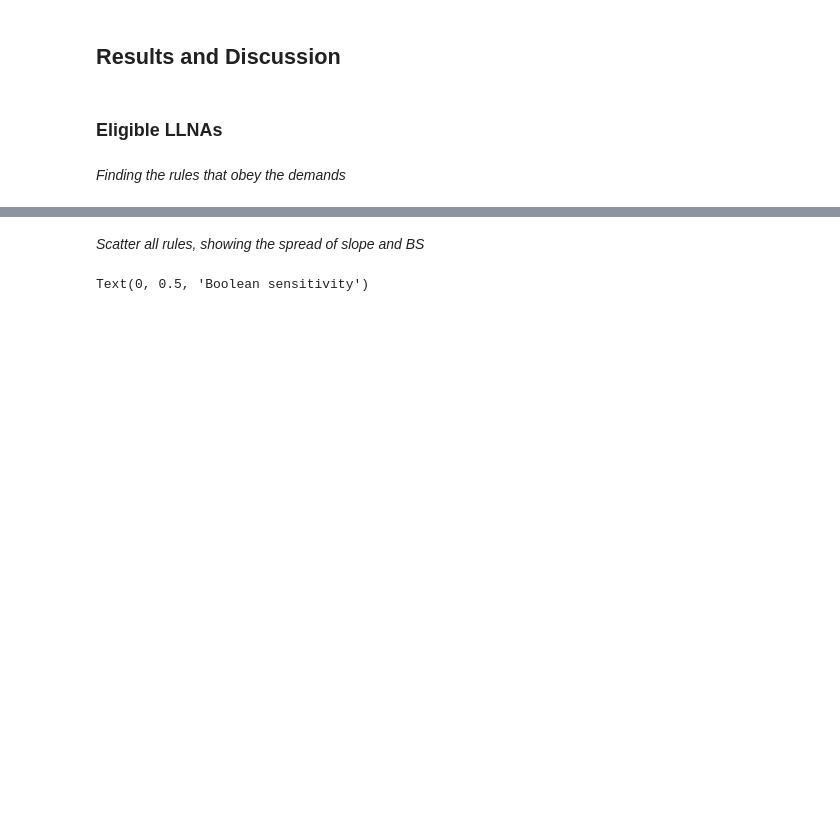
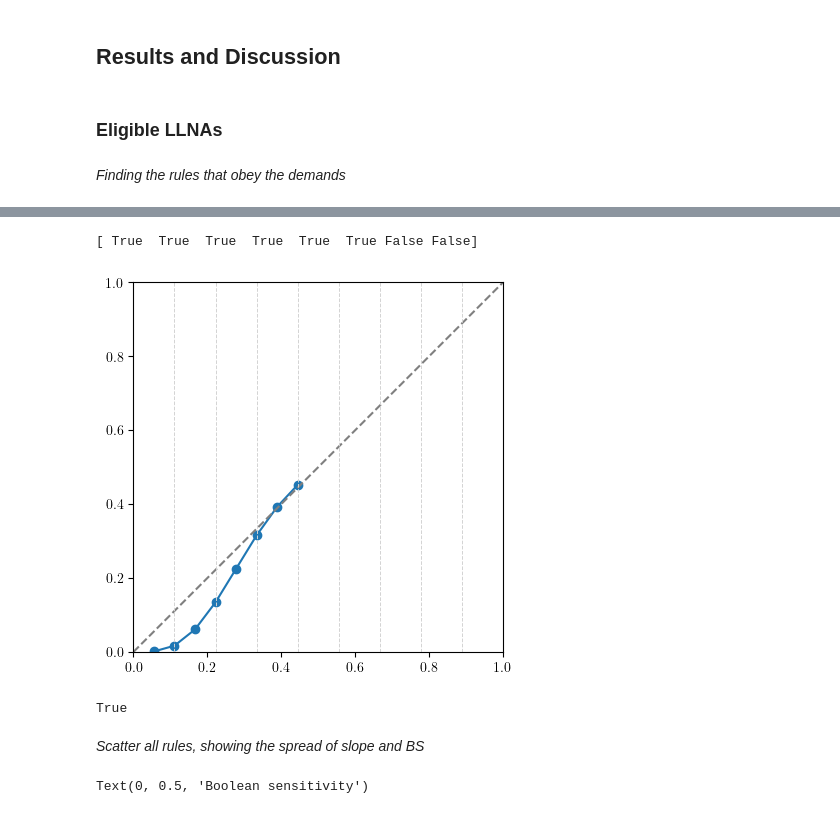
Before and after one commit to mrollier/network_automata_robustness, a Jupyter notebook: manuscript/impact_analysis-figures.ipynb, the cells around one changed output, grey strips where cells are left out. Saved outputs shown, nothing was run; the diff lists cells and outputs as text; code cells hidden in the pictures; blank space fills up the shorter version.

```diff
--- a/manuscript/impact_analysis-figures.ipynb
+++ b/manuscript/impact_analysis-figures.ipynb
@@ -495,3 +573,34 @@ for i in range(resolution):
+# %%
+# we create the mean-field density propagation curve based on the resolution (only needs a limited number of points)
+# exlude the outer point (as these are already accounted for)
+# by construction, the upper half of the density values are symmetric to the lower half
+low_dens_array = np.linspace(0,.5,resolution+1)[1:-1]
+degree = 9
+
+low_mfdp = mean_field_dens_propagation(resolution, B_set=B_set, S_set=S_set, current_dens=low_dens_array, degree=degree)
+
+print(low_mfdp < low_dens_array)
+
+plt.plot(low_dens_array, low_mfdp, marker='o')
+plt.plot([0,1], [0,1], linestyle='--', color='gray')
+
+# square the plot visually
+plt.gca().set_aspect('equal', adjustable='box')
+plt.xlim(0, 1)
+plt.ylim(0, 1)
+
+for i in range(resolution):
+    plt.axvline(x=i/resolution, color='lightgray', linestyle='--', linewidth=0.7)
+# %% [output]
+[ True  True  True  True  True  True False False]
+[figure, added]
+# %%
+# if not np.any(low_mfdp > low_dens_array):
+#     totalitarian_rules.append((beta, sigma))
+
+np.any(low_mfdp > low_dens_array)
+# %% [output]
+True
 # %% [markdown]
 _Scatter all rules, showing the spread of slope and BS_
 # %%
```
Also changed, not shown: parts of 11 cells of this notebook, 59 other files.
